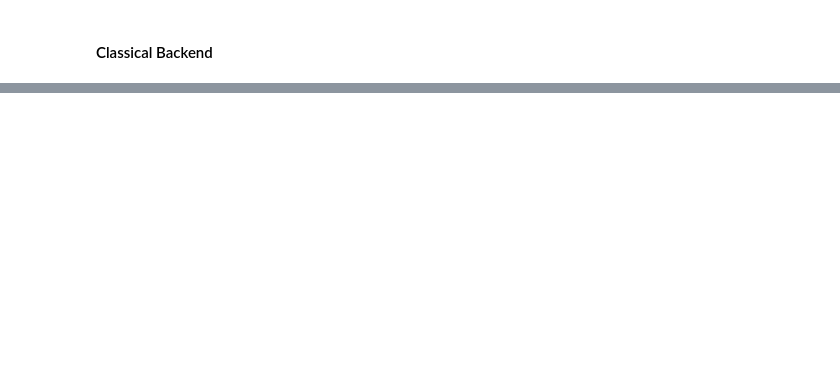
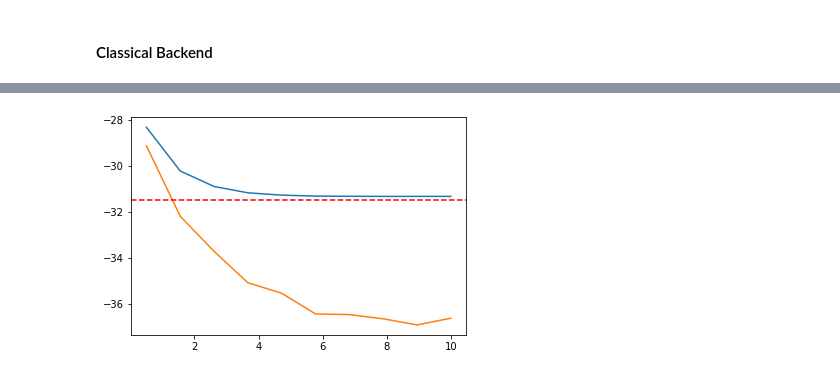
Before and after one commit to emacosta95/2nd_qa4nsm, a Jupyter notebook: ErrorCorrectionRunIBM.ipynb, the cells around one changed output, grey strips where cells are left out. Saved outputs shown, nothing was run; the diff lists cells and outputs as text; code cells hidden in the pictures; blank space fills up the shorter version.

```diff
--- a/ErrorCorrectionRunIBM.ipynb
+++ b/ErrorCorrectionRunIBM.ipynb
@@ -196,0 +522,7 @@ plot_histogram(counts,color='midnightblue')
+# %%
+plt.plot(tfs,energies_clean)
+plt.plot(tfs,energies_noerror_mitigation)
+plt.axhline(y=-31.5,color='red',linestyle='--')
+plt.show()
+# %% [output]
+[figure, added]
```
Also changed, not shown: parts of 12 cells of this notebook.
